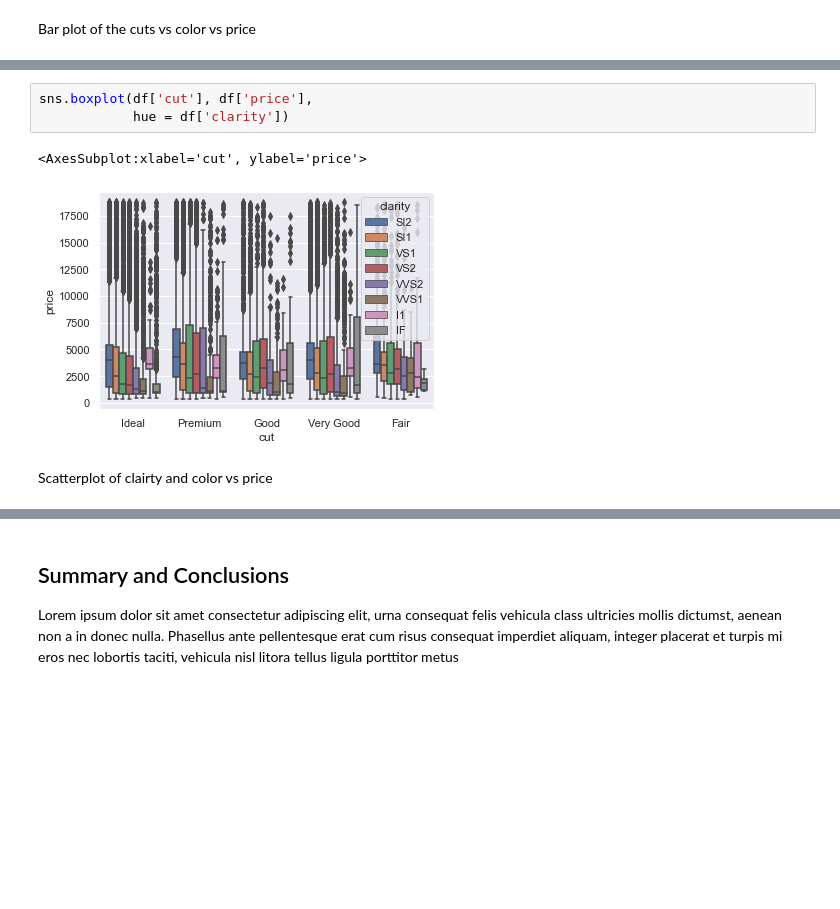
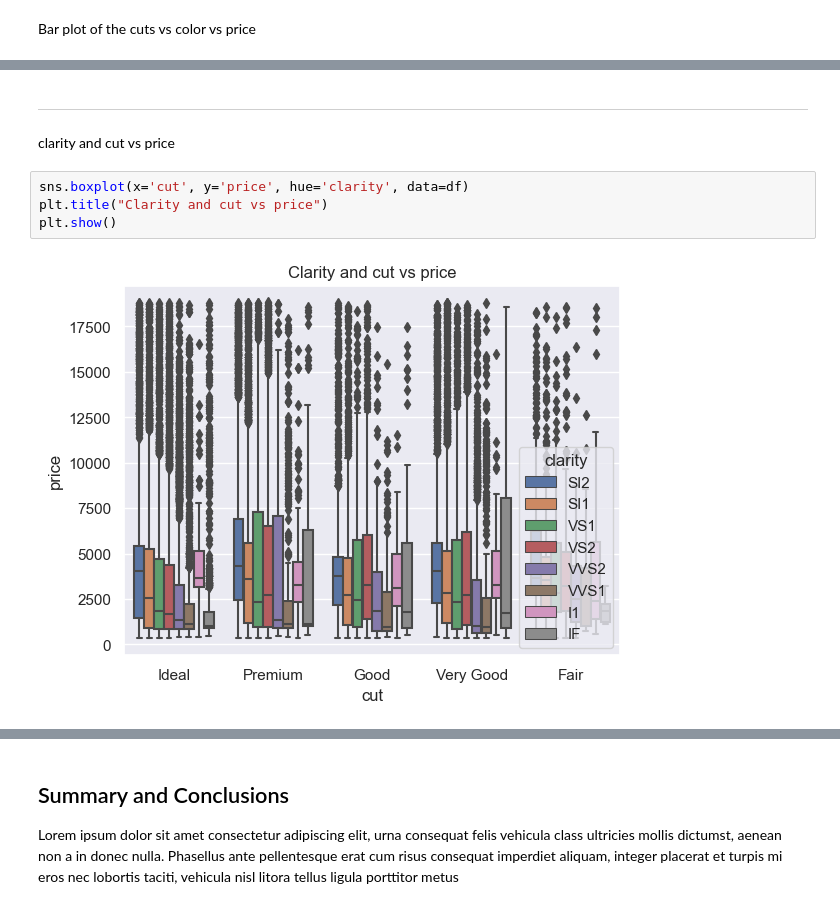
Before and after one commit to ritizzzz/math-phase1, a Jupyter notebook: phase1.ipynb, the cells around one changed output, grey strips where cells are left out. Cells and saved outputs as stored; diff of their text form; blank space fills up the shorter version.

```diff
--- a/phase1.ipynb
+++ b/phase1.ipynb
@@ -402,8 +404,10 @@ plt.show
-# %%
-sns.boxplot(df['cut'], df['price'],
-            hue = df['clarity'])
-# %% [output]
-<AxesSubplot:xlabel='cut', ylabel='price'>
-[figure, removed]
+# %% [markdown]
+<hr>
 # %% [markdown]
-Scatterplot of clairty and color vs price
+clarity and cut vs price
+# %%
+sns.boxplot(x='cut', y='price', hue='clarity', data=df)
+plt.title("Clarity and cut vs price")
+plt.show()
+# %% [output]
+[figure, added]
```
Also changed, not shown: parts of 20 cells of this notebook.
